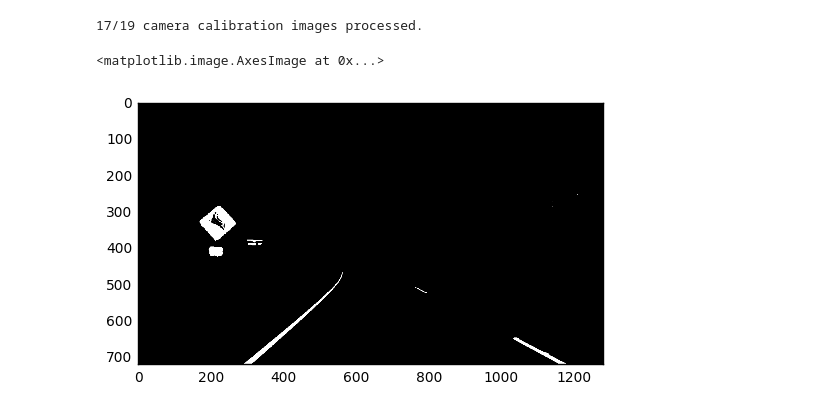
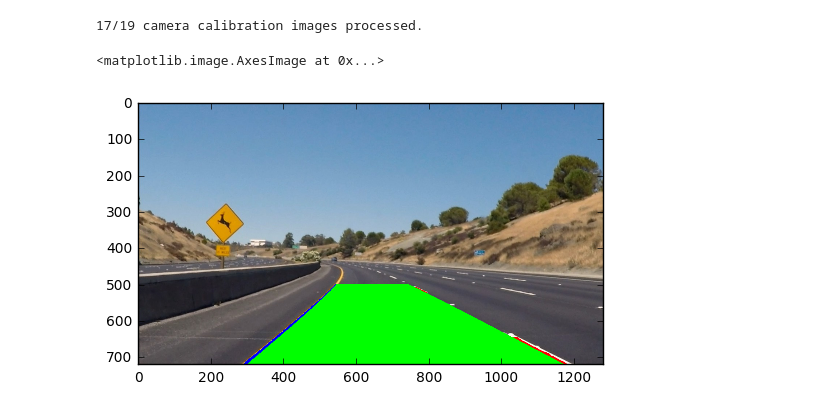
Before and after one commit to Aipakazuma/CarND-advancedLaneLines, a Jupyter notebook: Advanced Lane Lines.ipynb, the cells around one changed output. Cells and saved outputs as stored; diff of their text form; code cells hidden in the pictures.

```diff
--- a/Advanced Lane Lines.ipynb
+++ b/Advanced Lane Lines.ipynb
@@ -179,8 +156,5 @@ def weighted_img(img, initial_img, α=0.5):
 # %%
-def image_pipline(img, ksize=3):
-    img = cal_undistort(img, calibration['objpoints'], calibration['imgpoints'])
-    img = gaussian_blur(img, kernel_size=5)
-
+def get_thresholded_image(img, ksize=3):
     hsv = cv2.cvtColor(img, cv2.COLOR_RGB2HSV).astype(np.float)
     v_channel = hsv[:,:,2]
 
@@ -200,3 +174,16 @@ def image_pipline(img, ksize=3):
     gray = cv2.cvtColor(color_binary, cv2.COLOR_RGB2GRAY)
     _, final = cv2.threshold(gray, 0, 255, cv2.THRESH_BINARY)
     return v_binary|s_binary
+# %%
+class PerspectiveTransformer():
+    def __init__(self, src, dst):
+        self.src = src
+        self.dst = dst
+        self.M = cv2.getPerspectiveTransform(src, dst)
+        self.M_inv = cv2.getPerspectiveTransform(dst, src)
+
+    def transform(self, img):
+        return cv2.warpPerspective(img, self.M, (img.shape[1],img.shape[0]), flags=cv2.INTER_LINEAR)
+
+    def inverse_transform(self, img):
+        return cv2.warpPerspective(img, self.M_inv, (img.shape[1],img.shape[0]), flags=cv2.INTER_LINEAR)
@@ -202,0 +218,18 @@ def image_pipline(img, ksize=3):
+# %%
+def get_poly(img, ch):
+    y, x = (img[:,:,ch]==255).nonzero()
+    z = np.polyfit(y, x, 2)
+    return np.poly1d(z)
+# %%
+def calculate_lane_area(polys, img_height, steps):
+    points_left = np.zeros((steps + 1, 2))
+    points_right = np.zeros((steps + 1, 2))
+
+    for i in range(steps + 1):
+        pixels_per_step = img_height//steps
+        start = img_height - i * pixels_per_step
+
+        points_left[i] = [polys[0](start), start]
+        points_right[i] = [polys[1](start), start]
+
+    return np.concatenate((points_left, points_right[::-1]), axis=0)
@@ -203,8 +284,8 @@ def image_pipline(img, ksize=3):
 # %%
 orig_img = imread('test_images/test2.jpg')
-img = image_pipline(orig_img)
+img = image_pipline(orig_img, calibration)
 
-plt.imshow(img, cmap='gray')
+plt.imshow(img)
 # %% [output]
 <matplotlib.image.AxesImage at 0x...>
-[figure, old version]
+[figure, new version]
```
Also changed, not shown: parts of 17 cells of this notebook.
